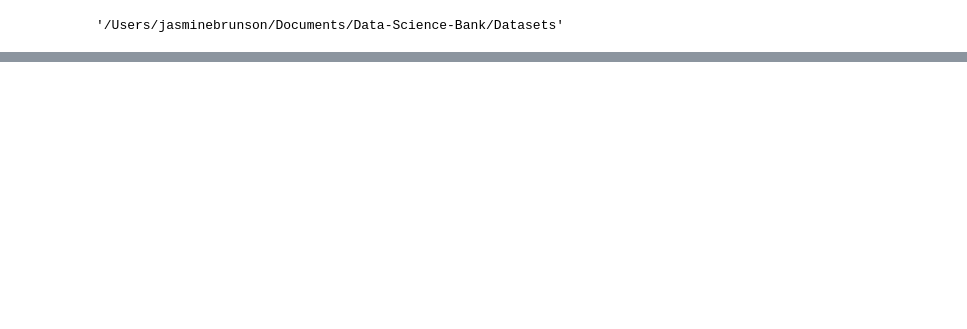
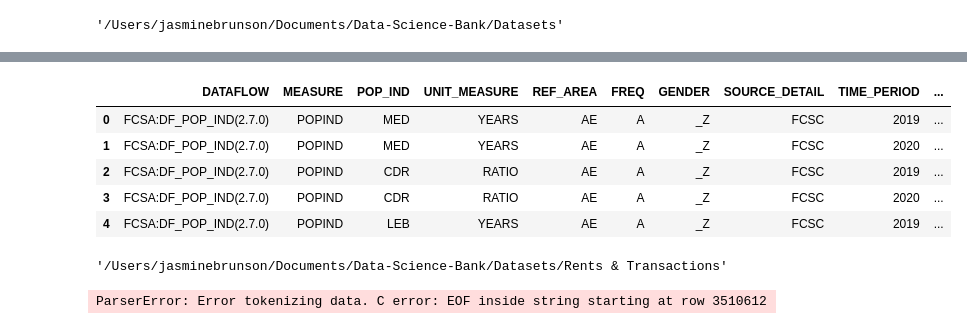
Before and after one commit to BubblyOrca/OCEAN_Desights_AI, a Jupyter notebook: Dubai_Real_Estate/Datasets/Dubai_Real_Estate.ipynb, the cells around one changed output, grey strips where cells are left out. Cells and saved outputs as stored; diff of their text form; code cells hidden in the pictures; blank space fills up the shorter version.

```diff
--- a/Dubai_Real_Estate/Datasets/Dubai_Real_Estate.ipynb
+++ b/Dubai_Real_Estate/Datasets/Dubai_Real_Estate.ipynb
@@ -49,0 +104,10 @@ df_quarterly.head()
+# %%
+df_ind = pd.read_csv("Population_Indicators.csv")
+df_ind.head()
+# %% [output]
+|  | DATAFLOW | MEASURE | POP_IND | UNIT_MEASURE | REF_AREA | FREQ | GENDER | SOURCE_DETAIL | TIME_PERIOD | ... |
+| 0 | FCSA:DF_POP_IND(2.7.0) | POPIND | MED | YEARS | AE | A | _Z | FCSC | 2019 | ... |
+| 1 | FCSA:DF_POP_IND(2.7.0) | POPIND | MED | YEARS | AE | A | _Z | FCSC | 2020 | ... |
+| 2 | FCSA:DF_POP_IND(2.7.0) | POPIND | CDR | RATIO | AE | A | _Z | FCSC | 2019 | ... |
+| 3 | FCSA:DF_POP_IND(2.7.0) | POPIND | CDR | RATIO | AE | A | _Z | FCSC | 2020 | ... |
+| 4 | FCSA:DF_POP_IND(2.7.0) | POPIND | LEB | YEARS | AE | A | _Z | FCSC | 2019 | ... |
@@ -49,0 +118,9 @@ df_quarterly.head()
+# %%
+os.getcwd()
+# %% [output]
+'/Users/jasminebrunson/Documents/Data-Science-Bank/Datasets/Rents & Transactions'
+# %%
+rents = pd.read_csv("rents.csv", sep=",", on_bad_lines='skip')
+rents.head()
+# %% [output]
+ParserError: Error tokenizing data. C error: EOF inside string starting at row 3510612
```
Also changed, not shown: parts of 24 cells of this notebook.
